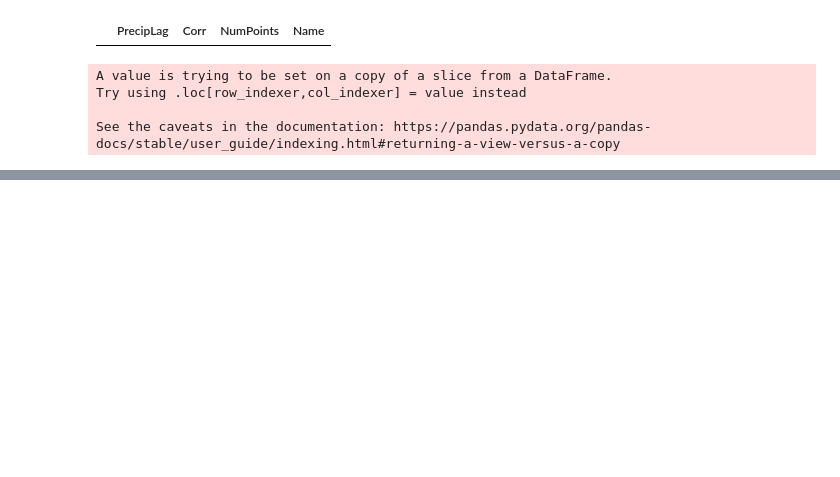
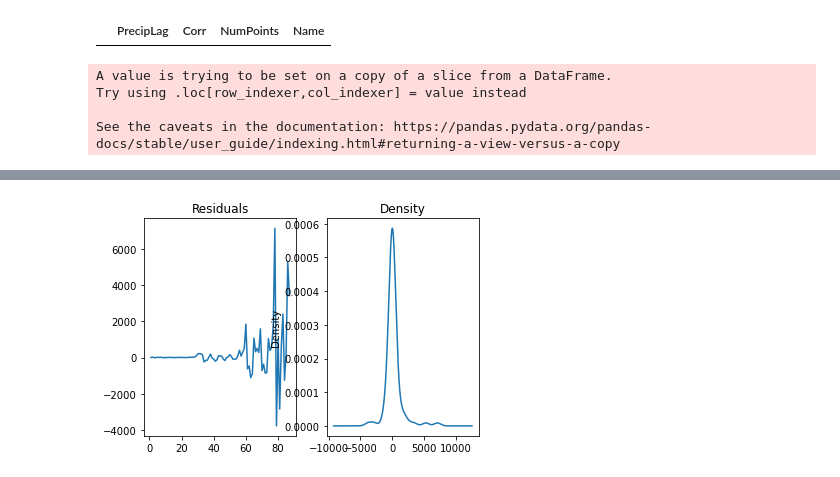
Before and after one commit to Pippeys/River_Data, a Jupyter notebook: Model/Water_DS.ipynb, the cells around one changed output, grey strips where cells are left out. Saved outputs shown, nothing was run; the diff lists cells and outputs as text; code cells hidden in the pictures; blank space fills up the shorter version.

Commit message:
continue ARIMAX modeling

```diff
--- a/Model/Water_DS.ipynb
+++ b/Model/Water_DS.ipynb
@@ -275,0 +312,4 @@ fig.show()
+# %%
+model = ARIMA(eel_train.CFS, order=(2,1,5))
+model_fit = model.fit()
+model_fit.summary()
@@ -275,0 +345,8 @@ fig.show()
+# %%
+residuals = model_fit.resid[1:]
+fig, ax = plt.subplots(1,2)
+residuals.plot(title='Residuals',ax=ax[0])
+residuals.plot(title='Density',kind='kde',ax=ax[1])
+plt.show()
+# %% [output]
+[figure, added]
```
Also changed, not shown: parts of 13 cells of this notebook, 4 other files.
